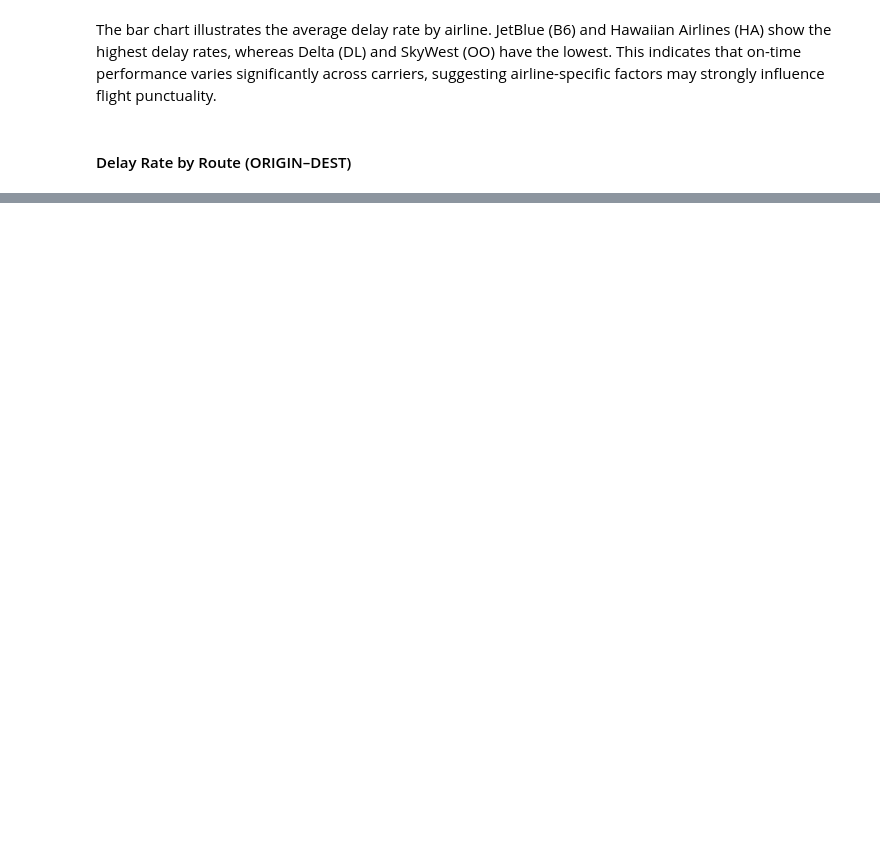
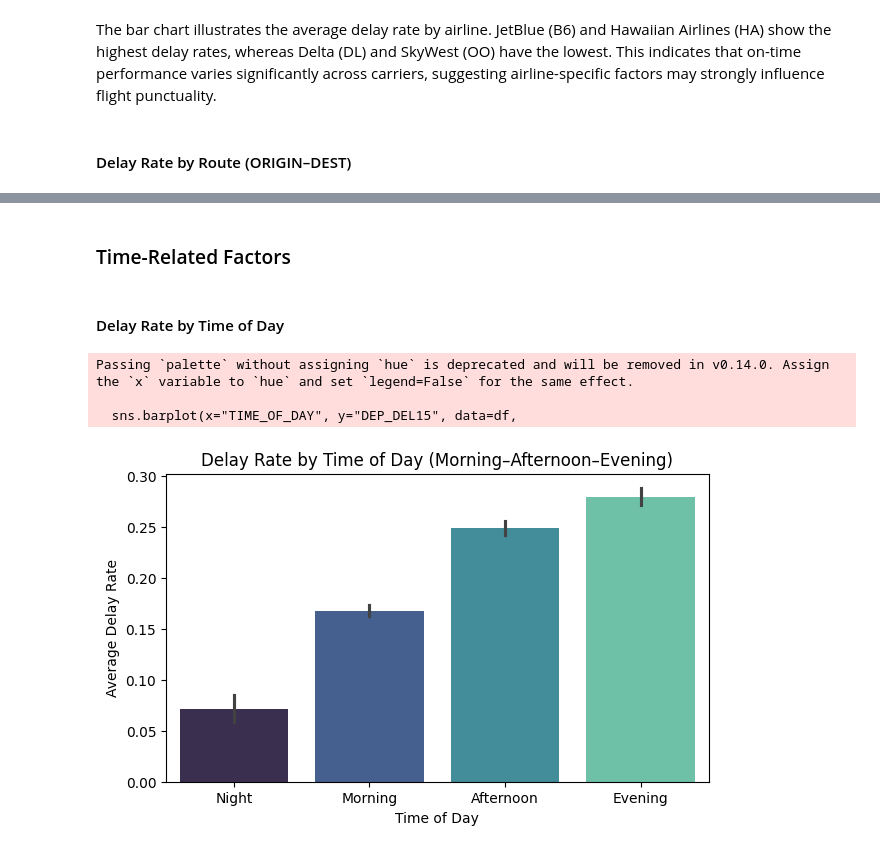
Before and after one commit to cestthanh/USA-flight-delay-prediction, a Jupyter notebook: EDA.ipynb, the cells around one changed output, grey strips where cells are left out. Drawn from its saved outputs; the diff is of its cells as text; code cells hidden in the pictures; blank space fills up the shorter version.

```diff
--- a/EDA.ipynb
+++ b/EDA.ipynb
@@ -362,0 +360,35 @@ Passing `palette` without assigning `hue` is deprecated and will be removed in v
+# %% [markdown]
+### Time-Related Factors
+# %% [markdown]
+#### Delay Rate by Time of Day
+# %%
+# ======================================================
+# 🕒 5. Delay Rate by Time of Day (Morning / Afternoon / Evening)
+# ======================================================
+
+# Create a time-of-day category based on CRS_DEP_TIME (scheduled departure)
+def classify_time(dep_time):
+    hour = int(dep_time)
+    if 0 <= hour < 6:
+        return "Night"
+    elif 6 <= hour < 12:
+        return "Morning"
+    elif 12 <= hour < 18:
+        return "Afternoon"
+    else:
+        return "Evening"
+
+df["TIME_OF_DAY"] = df["CRS_DEP_TIME"].apply(classify_time)
+
+plt.figure(figsize=(7,4))
+sns.barplot(x="TIME_OF_DAY", y="DEP_DEL15", data=df,
+            order=["Night","Morning","Afternoon","Evening"], palette="mako")
+plt.title("Delay Rate by Time of Day (Morning–Afternoon–Evening)")
+plt.xlabel("Time of Day")
+plt.ylabel("Average Delay Rate")
+plt.show()
+# %% [output]
+Passing `palette` without assigning `hue` is deprecated and will be removed in v0.14.0. Assign the `x` variable to `hue` and set `legend=False` for the same effect.
+
+  sns.barplot(x="TIME_OF_DAY", y="DEP_DEL15", data=df,
+[figure, added]
```
Also changed, not shown: parts of 31 cells of this notebook.
